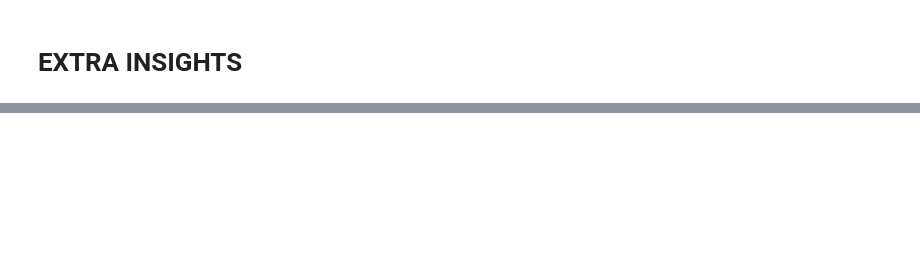
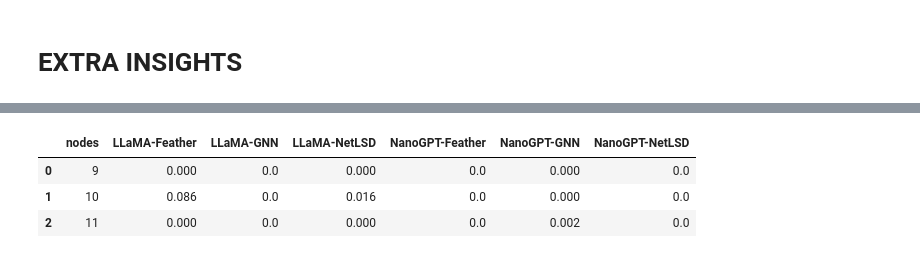
Before and after one commit to mrzaizai2k/Adapt-LLM, a Jupyter notebook: Adapt_llm_comparision.ipynb, the cells around one changed output, grey strips where cells are left out. Cells and saved outputs as stored; diff of their text form; code cells hidden in the pictures; blank space fills up the shorter version.

```diff
--- a/Adapt_llm_comparision.ipynb
+++ b/Adapt_llm_comparision.ipynb
@@ -588,0 +642,11 @@ Model : LLaMA-Feather
+# %%
+import pandas as pd
+
+def load_summary(node):
+    df = pd.read_csv(f"docs/{node}_nodes/{node}_nodes.csv")
+    summary = build_summary_df(df)
+
+    # remove author model if exists
+    summary = summary[summary["model"] != "GPT-Feather (Author)"]
+
+    return summary
@@ -588,0 +716,13 @@ Model : LLaMA-Feather
+# %%
+ar_table = build_ar_table()
+layers_table = build_layers_table()
+error_table = build_error_table()
+
+print("\n=== Approximation Ratio Table ===")
+print(ar_table.to_string(index=False))
+
+print("\n=== Layers Table ===")
+print(layers_table.to_string(index=False))
+
+print("\n=== Error Rate Table ===")
+print(error_table.to_string(index=False))
@@ -588,0 +747,7 @@ Model : LLaMA-Feather
+# %%
+error_table
+# %% [output]
+|  | nodes | LLaMA-Feather | LLaMA-GNN | LLaMA-NetLSD | NanoGPT-Feather | NanoGPT-GNN | NanoGPT-NetLSD |
+| 0 | 9 | 0.000 | 0.0 | 0.000 | 0.0 | 0.000 | 0.0 |
+| 1 | 10 | 0.086 | 0.0 | 0.016 | 0.0 | 0.000 | 0.0 |
+| 2 | 11 | 0.000 | 0.0 | 0.000 | 0.0 | 0.002 | 0.0 |
```
Also changed, not shown: parts of 12 cells of this notebook, 2 other files.
